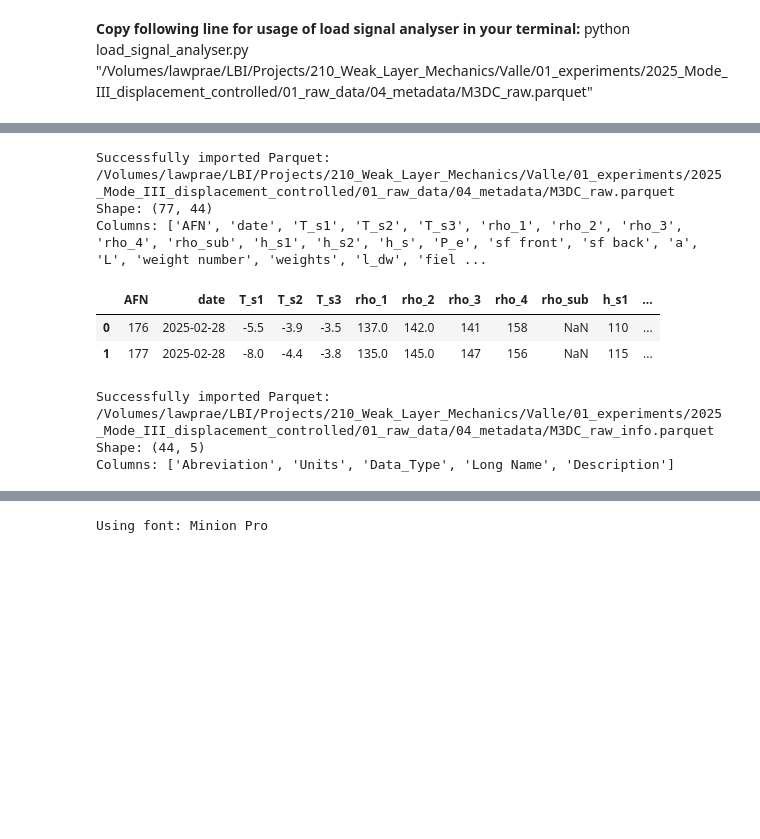
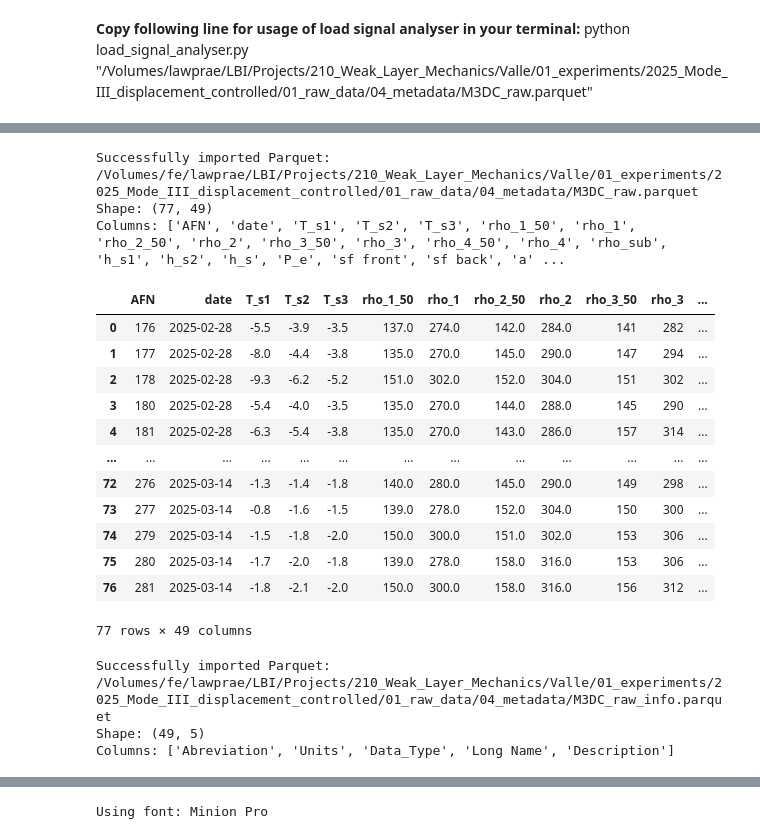
Before and after one commit to valdam95/Mode3DC, a Jupyter notebook: M3DC_Notebook.ipynb, the cells around one changed output, grey strips where cells are left out. Saved outputs shown, nothing was run; the diff lists cells and outputs as text; code cells hidden in the pictures; blank space fills up the shorter version.

```diff
--- a/M3DC_Notebook.ipynb
+++ b/M3DC_Notebook.ipynb
@@ -376,16 +384,26 @@ Updated master dataset:
 # %%
 M3DC_raw = dc.import_parquet(path_metadata+"/M3DC_raw.parquet")
-display(M3DC_raw.head(2))
+display(M3DC_raw) #.head(10)
 M3DC_raw_info = dc.import_parquet(path_metadata+"/M3DC_raw_info.parquet")
 display(M3DC_raw_info.tail(7))
 # %% [output]
-Successfully imported Parquet: /Volumes/lawprae/LBI/Projects/210_Weak_Layer_Mechanics/Valle/01_experiments/2025_Mode_III_displacement_controlled/01_raw_data/04_metadata/M3DC_raw.parquet
-Shape: (77, 44)
-Columns: ['AFN', 'date', 'T_s1', 'T_s2', 'T_s3', 'rho_1', 'rho_2', 'rho_3', 'rho_4', 'rho_sub', 'h_s1', 'h_s2', 'h_s', 'P_e', 'sf front', 'sf back', 'a', 'L', 'weight number', 'weights', 'l_dw', 'fiel ...
+Successfully imported Parquet: /Volumes/fe/lawprae/LBI/Projects/210_Weak_Layer_Mechanics/Valle/01_experiments/2025_Mode_III_displacement_controlled/01_raw_data/04_metadata/M3DC_raw.parquet
+Shape: (77, 49)
+Columns: ['AFN', 'date', 'T_s1', 'T_s2', 'T_s3', 'rho_1_50', 'rho_1', 'rho_2_50', 'rho_2', 'rho_3_50', 'rho_3', 'rho_4_50', 'rho_4', 'rho_sub', 'h_s1', 'h_s2', 'h_s', 'P_e', 'sf front', 'sf back', 'a' ...
-|  | AFN | date | T_s1 | T_s2 | T_s3 | rho_1 | rho_2 | rho_3 | rho_4 | rho_sub | h_s1 | ... |
-| 0 | 176 | 2025-02-28 | -5.5 | -3.9 | -3.5 | 137.0 | 142.0 | 141 | 158 | NaN | 110 | ... |
-| 1 | 177 | 2025-02-28 | -8.0 | -4.4 | -3.8 | 135.0 | 145.0 | 147 | 156 | NaN | 115 | ... |
+|  | AFN | date | T_s1 | T_s2 | T_s3 | rho_1_50 | rho_1 | rho_2_50 | rho_2 | rho_3_50 | rho_3 | ... |
+| 0 | 176 | 2025-02-28 | -5.5 | -3.9 | -3.5 | 137.0 | 274.0 | 142.0 | 284.0 | 141 | 282 | ... |
+| 1 | 177 | 2025-02-28 | -8.0 | -4.4 | -3.8 | 135.0 | 270.0 | 145.0 | 290.0 | 147 | 294 | ... |
+| 2 | 178 | 2025-02-28 | -9.3 | -6.2 | -5.2 | 151.0 | 302.0 | 152.0 | 304.0 | 151 | 302 | ... |
+| 3 | 180 | 2025-02-28 | -5.4 | -4.0 | -3.5 | 135.0 | 270.0 | 144.0 | 288.0 | 145 | 290 | ... |
+| 4 | 181 | 2025-02-28 | -6.3 | -5.4 | -3.8 | 135.0 | 270.0 | 143.0 | 286.0 | 157 | 314 | ... |
+| ... | ... | ... | ... | ... | ... | ... | ... | ... | ... | ... | ... | ... |
+| 72 | 276 | 2025-03-14 | -1.3 | -1.4 | -1.8 | 140.0 | 280.0 | 145.0 | 290.0 | 149 | 298 | ... |
+| 73 | 277 | 2025-03-14 | -0.8 | -1.6 | -1.5 | 139.0 | 278.0 | 152.0 | 304.0 | 150 | 300 | ... |
+| 74 | 279 | 2025-03-14 | -1.5 | -1.8 | -2.0 | 150.0 | 300.0 | 151.0 | 302.0 | 153 | 306 | ... |
+| 75 | 280 | 2025-03-14 | -1.7 | -2.0 | -1.8 | 139.0 | 278.0 | 158.0 | 316.0 | 153 | 306 | ... |
+| 76 | 281 | 2025-03-14 | -1.8 | -2.1 | -2.0 | 150.0 | 300.0 | 158.0 | 316.0 | 156 | 312 | ... |
-Successfully imported Parquet: /Volumes/lawprae/LBI/Projects/210_Weak_Layer_Mechanics/Valle/01_experiments/2025_Mode_III_displacement_controlled/01_raw_data/04_metadata/M3DC_raw_info.parquet
-Shape: (44, 5)
-Columns: ['Abreviation', 'Units', 'Data_Type', 'Long Name', 'Description']
+77 rows × 49 columns
+Successfully imported Parquet: /Volumes/fe/lawprae/LBI/Projects/210_Weak_Layer_Mechanics/Valle/01_experiments/2025_Mode_III_displacement_controlled/01_raw_data/04_metadata/M3DC_raw_info.parquet
+Shape: (49, 5)
+Columns: ['Abreviation', 'Units', 'Data_Type', 'Long Name', 'Description']
 |  | Abreviation | Units | Data_Type | Long Name | Description |
```
Also changed, not shown: parts of 11 cells of this notebook, 3 other files.
